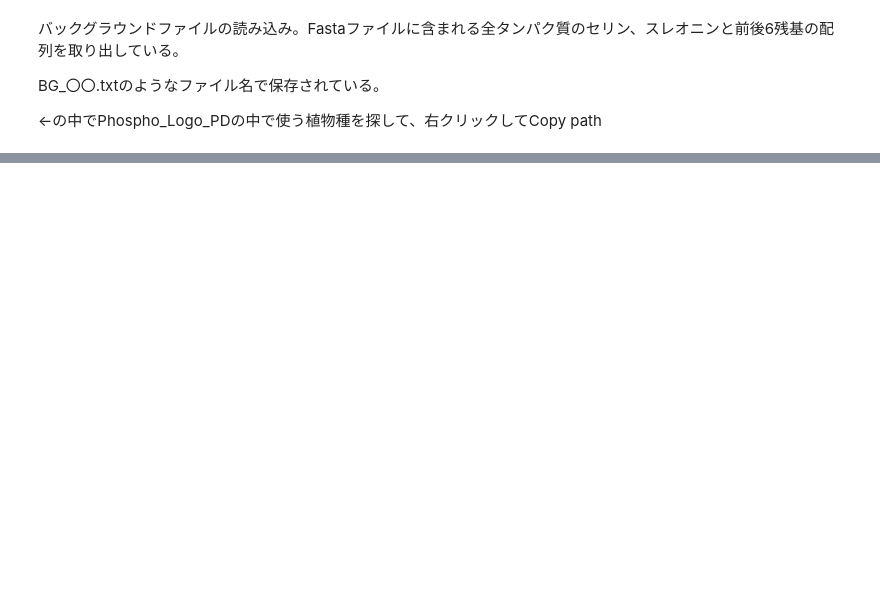
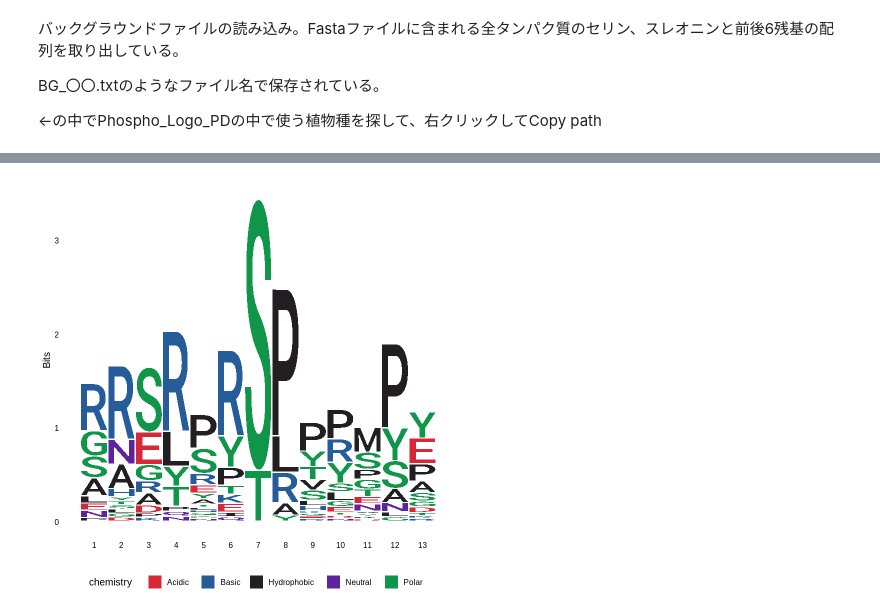
Before and after one commit to sou-06/Phospho_Logo_PD, a Jupyter notebook: Motif.ipynb, the cells around one changed output, grey strips where cells are left out. Drawn from its saved outputs; the diff is of its cells as text; code cells hidden in the pictures; blank space fills up the shorter version.

```diff
--- a/Motif.ipynb
+++ b/Motif.ipynb
@@ -150,0 +166,11 @@ ggsave("Logo.png", width = 24, height = 8)
+# %%
+inputfile <- read.table("motif2_seqlist.txt",header = FALSE)
+
+p <- ggplot() # 空のキャンバスを作成。ここに要素を足していく
+p <- p + geom_logo(inputfile)
+p <- p + theme_logo()
+plot(p)
+ggsave("Logo.svg", width = 24, height = 8,device = grDevices::svg)
+ggsave("Logo.png", width = 24, height = 8)
+# %% [output]
+[figure, added]
```
Also changed, not shown: parts of 11 cells of this notebook.
